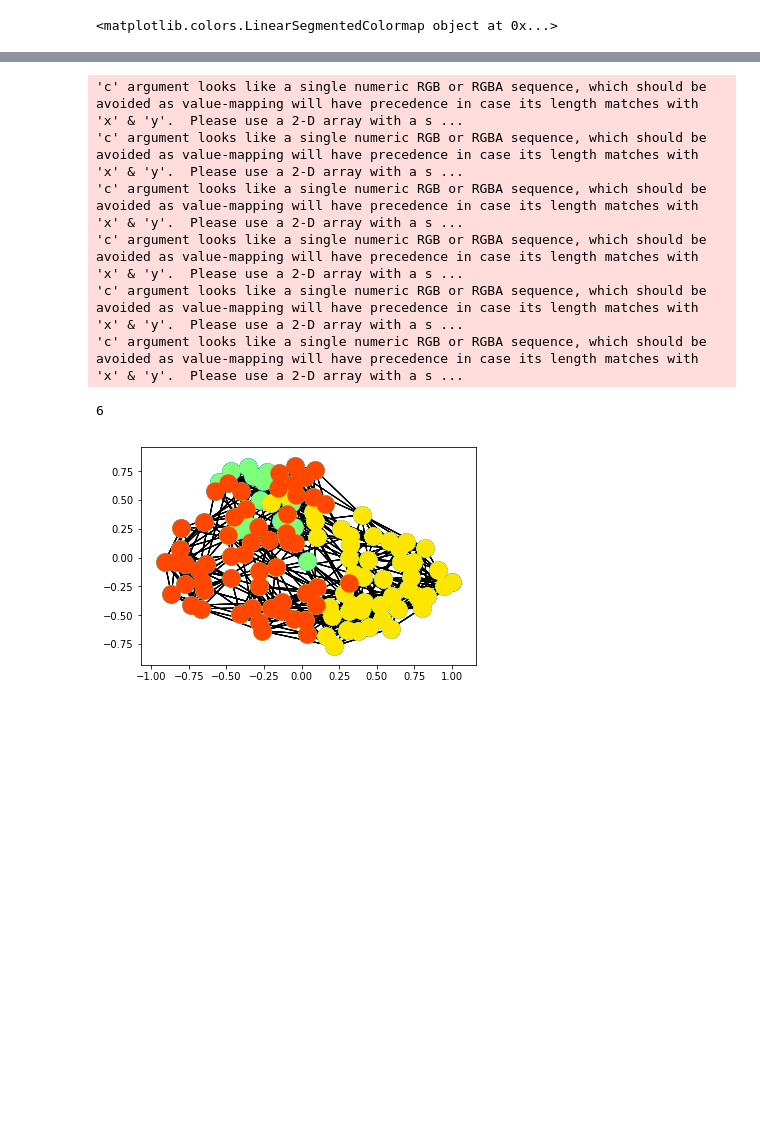
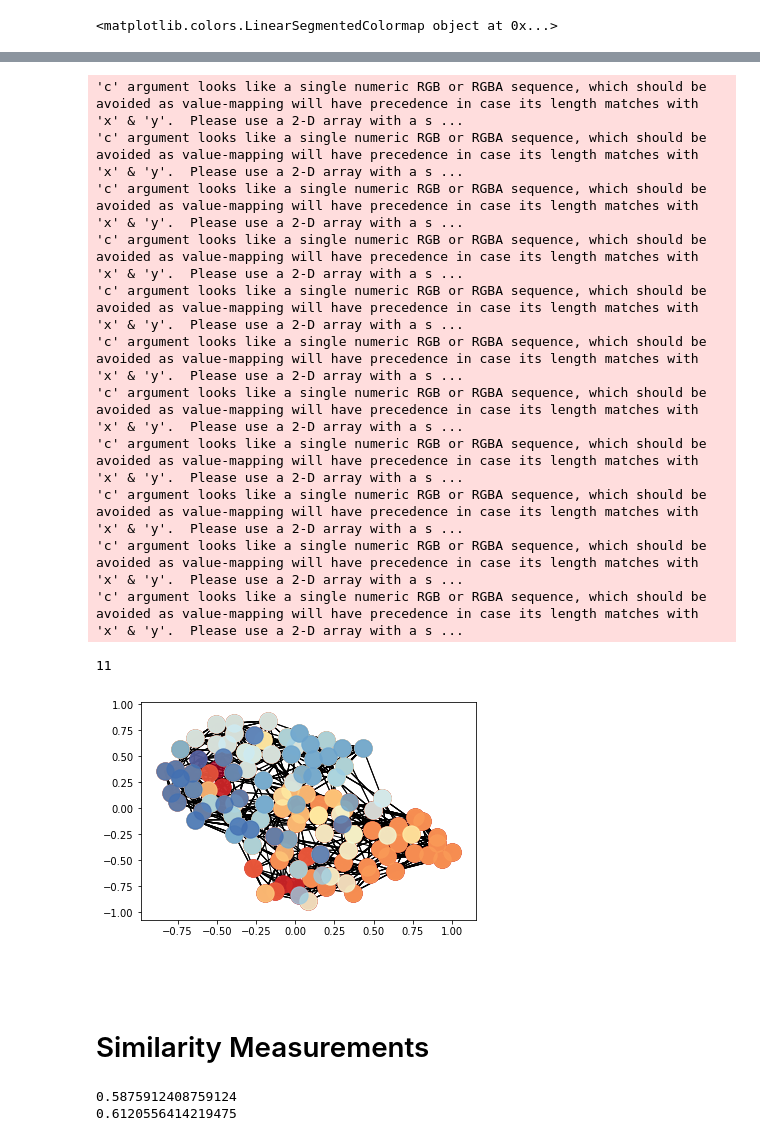
Before and after one commit to theyusko/local-graph-clustering-with-PPR, a Jupyter notebook: Code/main_notebook.ipynb, the cells around one changed output, grey strips where cells are left out. Cells and saved outputs as stored; diff of their text form; code cells hidden in the pictures; blank space fills up the shorter version.

Commit message:
General updates.

```diff
--- a/Code/main_notebook.ipynb
+++ b/Code/main_notebook.ipynb
@@ -128,7 +131,7 @@ Illinois:               Illinois
 #print(k_means_result)
 # %%
 #print(prS_modified[0])
-sim_threshold = 0.004
+sim_threshold = 0.01
 for i in prS_modified:
     for p in list(i.keys()):
         if i[p] < sim_threshold:
@@ -142,7 +145,7 @@ for i in prS:
 Merge Clusters according the result of Following Formula
 $$ {C_i \cap C_j}\over{\min{(C_i, C_j)}}$$
 # %%
-cluster_merge_threshold = 0.6
+cluster_merge_threshold = 0.4
 
 tmp = len(prS_modified)
 i = 0
@@ -184,7 +187,7 @@ from matplotlib import cm as cm
 #colormap = [cm.jet(x) for x in range(len(prS_modified))]
 #colormap = ['r', 'g', 'b', 'r', 'b', 'g']
 #colormap = [cm.jet(i) for i in range(len(prS_modified))]
-colormap = plt.cm.get_cmap('jet')
+colormap = plt.cm.get_cmap('RdYlBu')
 norm = plt.Normalize(vmin=0, vmax=max(len(prS_modified), len(prS)))
 print(colormap)
 # %% [output]
@@ -196,7 +199,7 @@ for i in range(len(prS_modified)):
     clusteri = nx.Graph(G2.subgraph(prS_modified[i]))
     nx.draw_networkx_nodes(clusteri, pos=pos,
                            cmap=colormap(norm(i)),
-                           node_color=colormap(norm(i)))
+                           node_color=colormap(norm(i)), alpha=0.8)
     nx.draw_networkx_edges(clusteri, pos=pos)
 # %% [output]
 'c' argument looks like a single numeric RGB or RGBA sequence, which should be avoided as value-mapping will have precedence in case its length matches with 'x' & 'y'.  Please use a 2-D array with a s ...
@@ -210,17 +217,35 @@ for i in range(len(prS_modified)):
 # %%
 print(len(prS))
 for i in range(len(prS)):
     clusteri = nx.Graph(G2.subgraph(prS[i]))
     nx.draw_networkx_nodes(clusteri, pos=pos,
                            cmap=colormap(norm(i)),
-                           node_color=colormap(norm(i)))
+                           node_color=colormap(norm(i)), alpha=0.8)
     nx.draw_networkx_edges(clusteri, pos=pos)
 # %% [output]
 'c' argument looks like a single numeric RGB or RGBA sequence, which should be avoided as value-mapping will have precedence in case its length matches with 'x' & 'y'.  Please use a 2-D array with a s ...
 'c' argument looks like a single numeric RGB or RGBA sequence, which should be avoided as value-mapping will have precedence in case its length matches with 'x' & 'y'.  Please use a 2-D array with a s ...
 'c' argument looks like a single numeric RGB or RGBA sequence, which should be avoided as value-mapping will have precedence in case its length matches with 'x' & 'y'.  Please use a 2-D array with a s ...
 'c' argument looks like a single numeric RGB or RGBA sequence, which should be avoided as value-mapping will have precedence in case its length matches with 'x' & 'y'.  Please use a 2-D array with a s ...
 'c' argument looks like a single numeric RGB or RGBA sequence, which should be avoided as value-mapping will have precedence in case its length matches with 'x' & 'y'.  Please use a 2-D array with a s ...
 'c' argument looks like a single numeric RGB or RGBA sequence, which should be avoided as value-mapping will have precedence in case its length matches with 'x' & 'y'.  Please use a 2-D array with a s ...
+'c' argument looks like a single numeric RGB or RGBA sequence, which should be avoided as value-mapping will have precedence in case its length matches with 'x' & 'y'.  Please use a 2-D array with a s ...
+'c' argument looks like a single numeric RGB or RGBA sequence, which should be avoided as value-mapping will have precedence in case its length matches with 'x' & 'y'.  Please use a 2-D array with a s ...
+'c' argument looks like a single numeric RGB or RGBA sequence, which should be avoided as value-mapping will have precedence in case its length matches with 'x' & 'y'.  Please use a 2-D array with a s ...
+'c' argument looks like a single numeric RGB or RGBA sequence, which should be avoided as value-mapping will have precedence in case its length matches with 'x' & 'y'.  Please use a 2-D array with a s ...
+'c' argument looks like a single numeric RGB or RGBA sequence, which should be avoided as value-mapping will have precedence in case its length matches with 'x' & 'y'.  Please use a 2-D array with a s ...
-6
+11
-[figure, old version]
+[figure, new version]
+# %% [markdown]
+#
+# %% [markdown]
+# Similarity Measurements
+# %%
+import networkx.algorithms.cuts as cuts
+# Generally, the lower value of
+# conductance the better quality the cluster is (Cai 2011).
+print(cuts.conductance(G2, prS_modified[0], prS_modified[1]))
+print(cuts.conductance(G2, prS[0], prS[1]))
+# %% [output]
+0.5875912408759124
+0.6120556414219475
```
Also changed, not shown: parts of 6 cells of this notebook, 2 other files.
